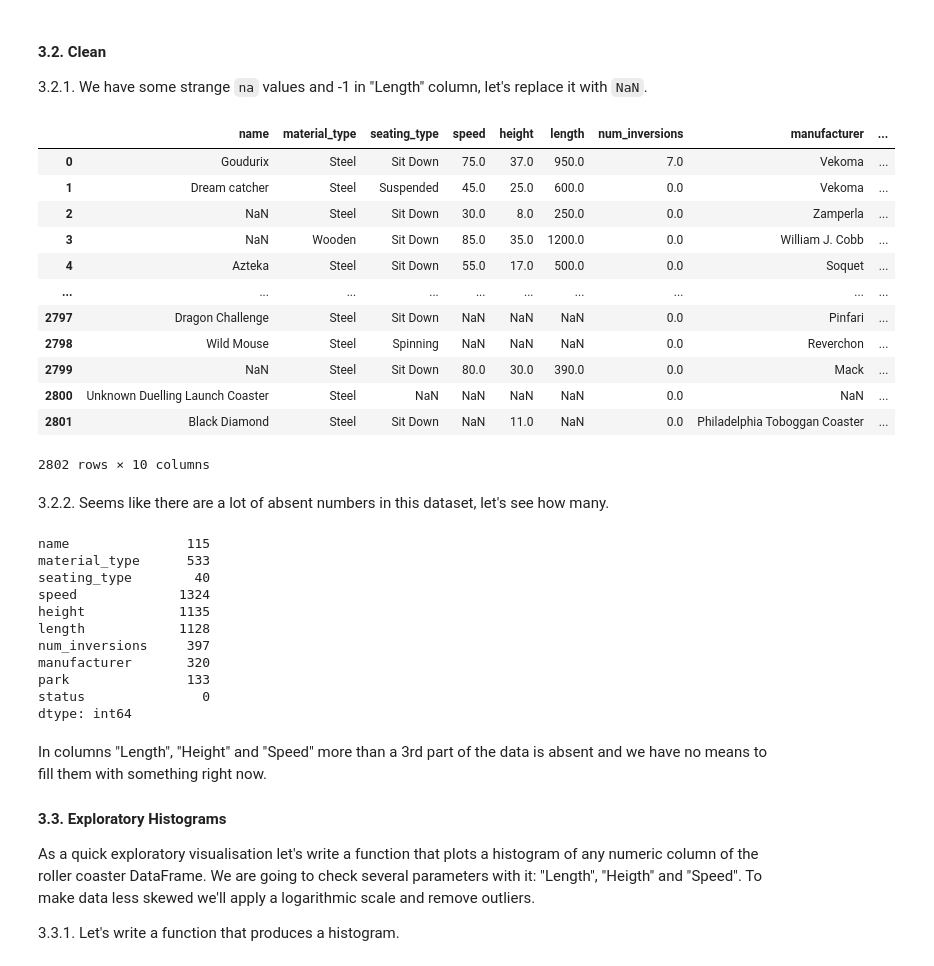
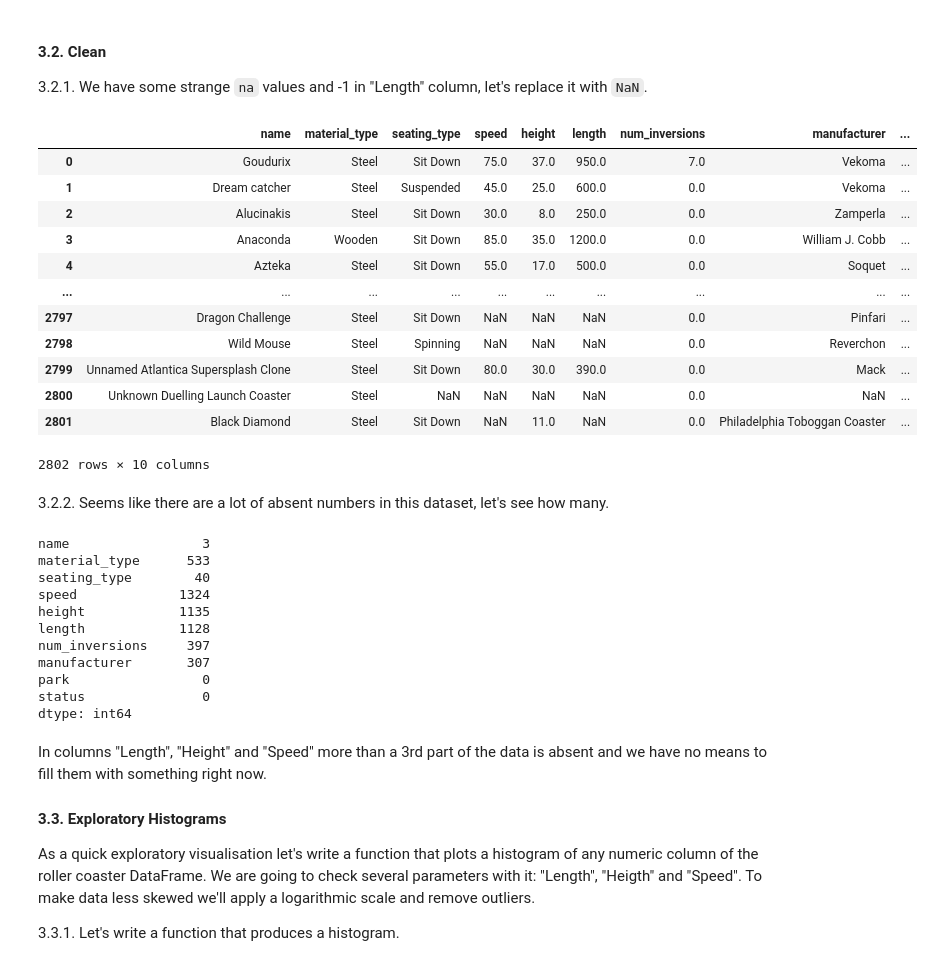
Before and after one commit to jadidaniel/jupyter-notebooks, a Jupyter notebook: visualisations_roller_coaster/roller_coaster.ipynb, the cells around one changed output. Saved outputs shown, nothing was run; the diff lists cells and outputs as text; code cells hidden in the pictures.

```diff
--- a/visualisations_roller_coaster/roller_coaster.ipynb
+++ b/visualisations_roller_coaster/roller_coaster.ipynb
@@ -541,20 +542,20 @@ roller_coast_list.describe()
 #### 3.2. Clean
 3.2.1. We have some strange `na` values and -1 in "Length" column, let's replace it with `NaN`.
 # %%
-roller_coast_list = roller_coast_list.replace('na', np.NaN, regex=True)
+roller_coast_list = roller_coast_list.replace('\\bna\\b', np.NaN, regex=True)
 roller_coast_list = roller_coast_list.replace(-1, np.NaN)
 roller_coast_list
 # %% [output]
 |  | name | material_type | seating_type | speed | height | length | num_inversions | manufacturer | ... |
 | 0 | Goudurix | Steel | Sit Down | 75.0 | 37.0 | 950.0 | 7.0 | Vekoma | ... |
 | 1 | Dream catcher | Steel | Suspended | 45.0 | 25.0 | 600.0 | 0.0 | Vekoma | ... |
-| 2 | NaN | Steel | Sit Down | 30.0 | 8.0 | 250.0 | 0.0 | Zamperla | ... |
-| 3 | NaN | Wooden | Sit Down | 85.0 | 35.0 | 1200.0 | 0.0 | William J. Cobb | ... |
+| 2 | Alucinakis | Steel | Sit Down | 30.0 | 8.0 | 250.0 | 0.0 | Zamperla | ... |
+| 3 | Anaconda | Wooden | Sit Down | 85.0 | 35.0 | 1200.0 | 0.0 | William J. Cobb | ... |
 | 4 | Azteka | Steel | Sit Down | 55.0 | 17.0 | 500.0 | 0.0 | Soquet | ... |
 | ... | ... | ... | ... | ... | ... | ... | ... | ... | ... |
 | 2797 | Dragon Challenge | Steel | Sit Down | NaN | NaN | NaN | 0.0 | Pinfari | ... |
 | 2798 | Wild Mouse | Steel | Spinning | NaN | NaN | NaN | 0.0 | Reverchon | ... |
-| 2799 | NaN | Steel | Sit Down | 80.0 | 30.0 | 390.0 | 0.0 | Mack | ... |
+| 2799 | Unnamed Atlantica Supersplash Clone | Steel | Sit Down | 80.0 | 30.0 | 390.0 | 0.0 | Mack | ... |
 | 2800 | Unknown Duelling Launch Coaster | Steel | NaN | NaN | NaN | NaN | 0.0 | NaN | ... |
 | 2801 | Black Diamond | Steel | Sit Down | NaN | 11.0 | NaN | 0.0 | Philadelphia Toboggan Coaster | ... |
 2802 rows × 10 columns
@@ -563,15 +564,15 @@ roller_coast_list
 # %%
 roller_coast_list.isnull().sum()
 # %% [output]
-name               115
+name                 3
 material_type      533
 seating_type        40
 speed             1324
 height            1135
 length            1128
 num_inversions     397
-manufacturer       320
-park               133
+manufacturer       307
+park                 0
 status               0
 dtype: int64
 # %% [markdown]
```
Also changed, not shown: parts of 19 cells of this notebook.
